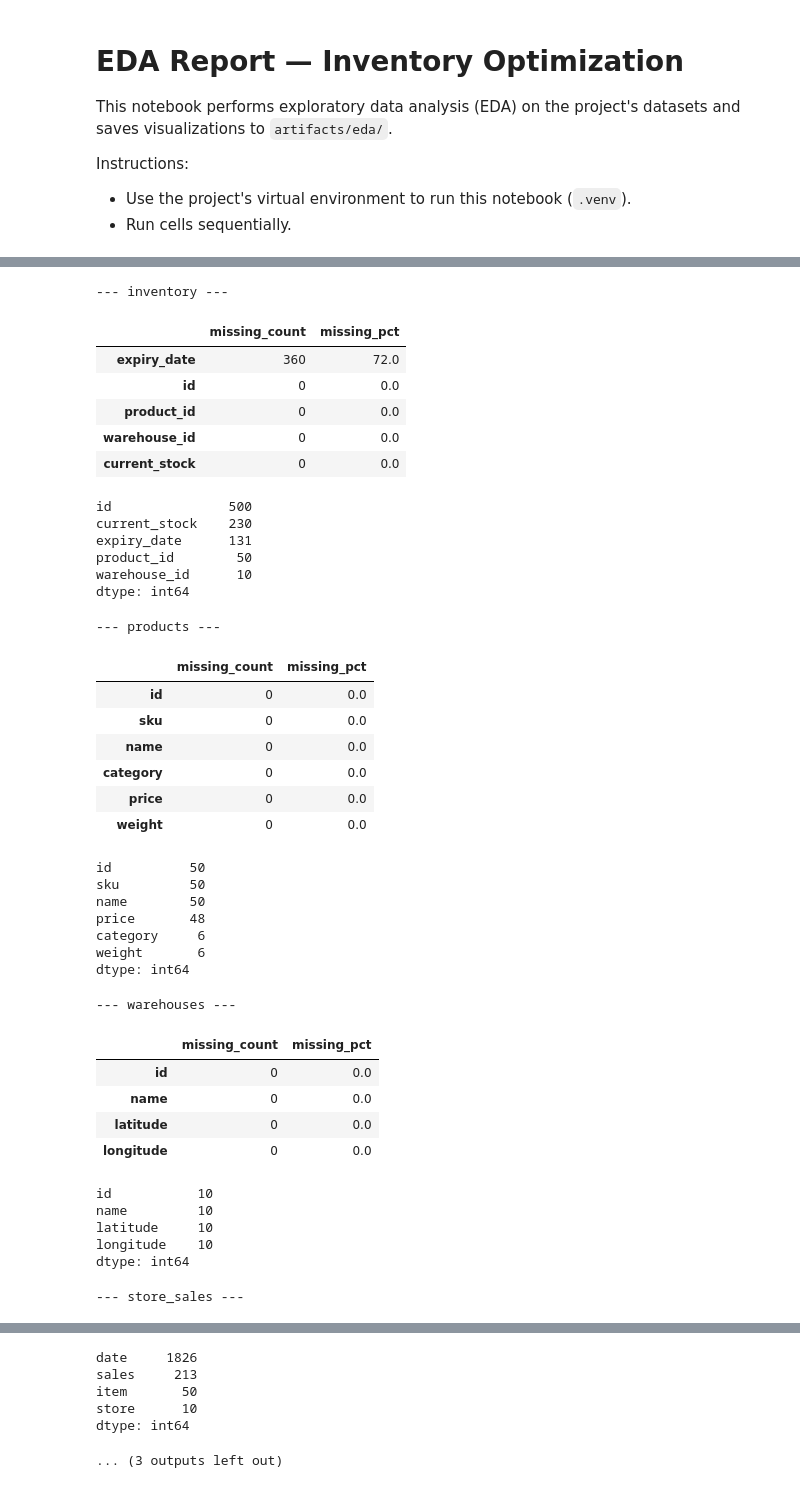
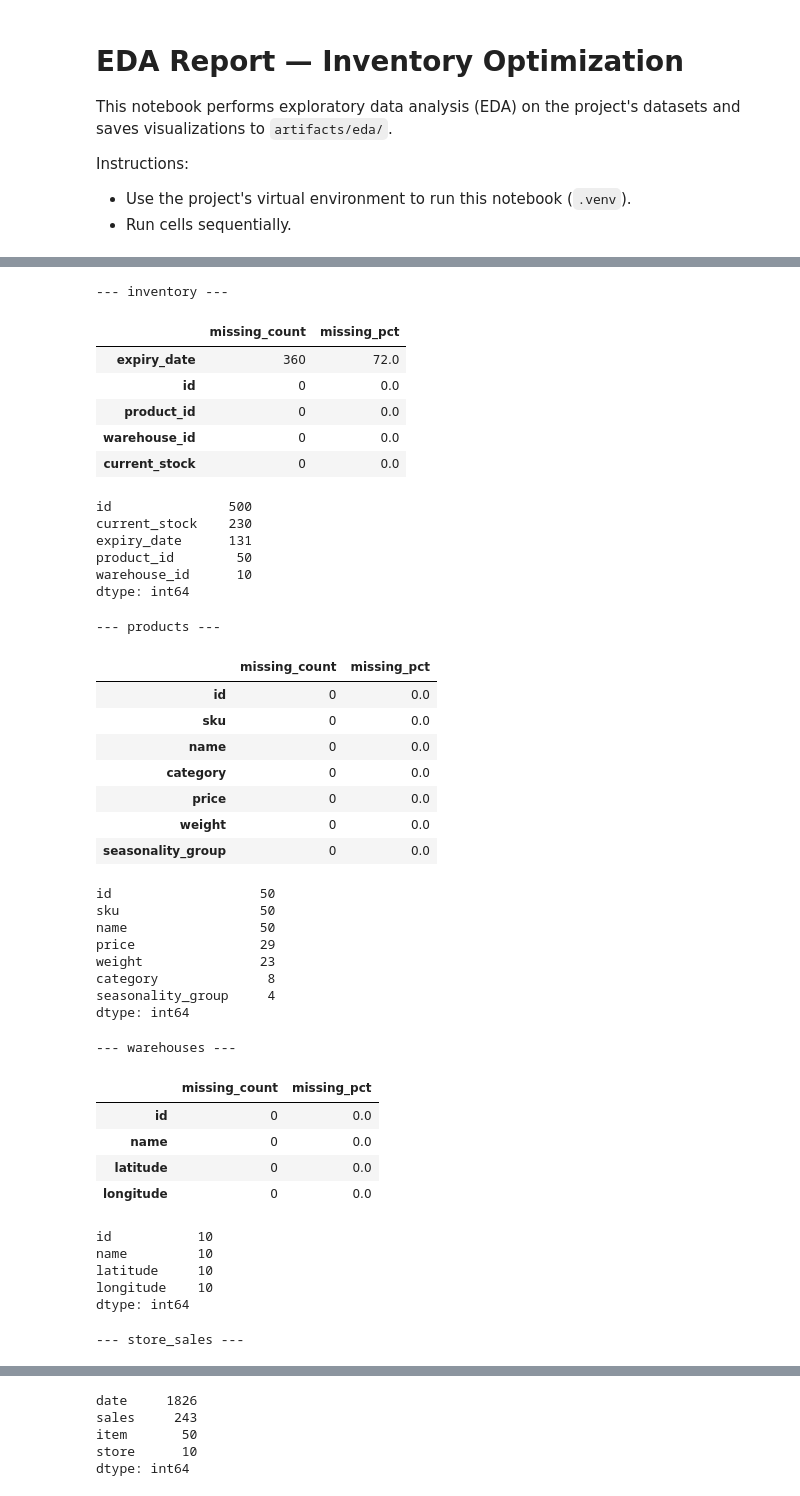
Before and after one commit to fhatikaadr/FlowStock-AI, a Jupyter notebook: eda_report.ipynb, the cells around one changed output, grey strips where cells are left out. Saved outputs shown, nothing was run; the diff lists cells and outputs as text; code cells hidden in the pictures.

Commit message:
fix: Inventory Optimization Management AI Model, EDA & feat: AI Recommendation Model

```diff
--- a/eda_report.ipynb
+++ b/eda_report.ipynb
@@ -27,7 +27,6 @@ files = {
     "warehouses": DATA_DIR / "warehouses.csv",
     "products": DATA_DIR / "products.csv",
     "store_sales": DATA_DIR / "store_sales.csv",
-    "sales_data": DATA_DIR / "sales_data.csv",
 }
 
 # Load if exists (tampilkan info dasar)
@@ -38,8 +37,6 @@ for name, path in files.items():
             dfs[name] = pd.read_csv(path)
             if name == 'store_sales' and 'date' in dfs[name].columns:
                 dfs[name]['date'] = pd.to_datetime(dfs[name]['date'], errors='coerce')
-            elif name == 'sales_data' and 'period_date' in dfs[name].columns:
-                dfs[name]['period_date'] = pd.to_datetime(dfs[name]['period_date'], errors='coerce')
         except Exception as e:
             print(f"Error loading {name}: {e}")
             dfs[name] = None
@@ -255,27 +234,0 @@ else:
-# %%
-# historical_sales vs price (sales_data merged with products)
-if sales_enriched is not None:
-    df = sales_enriched.copy()
-    # drop NA historical_sales
-    df = df[df["historical_sales"].notna()]
-    plt.figure(figsize=(8,5))
-    sns.scatterplot(data=df.sample(min(len(df), 2000)), x="price", y="historical_sales", hue="category", palette="tab10", alpha=0.7, s=40)
-    plt.title("Historical Sales vs Product Price (sample)")
-    plt.xlabel("Price")
-    plt.ylabel("Historical Sales")
-    plt.xscale("log")  # price often skewed
-    plt.tight_layout()
-    plt.show()
-
-    # Effect of marketing campaign (if column exists)
-    if "marketing_campaign" in df.columns:
-        plt.figure(figsize=(8,5))
-        sns.boxplot(x=df["marketing_campaign"].astype(str), y="historical_sales", data=df)
-        plt.title("Historical Sales by Marketing Campaign")
-        plt.xlabel("Marketing Campaign")
-        plt.ylabel("Historical Sales")
-        plt.xticks(rotation=45)
-        plt.tight_layout()
-        plt.show()
-else:
-    print("sales_enriched tidak tersedia.")
@@ -290,41 +240,43 @@ def quick_missing(df):
     pct = (df.isna().mean()*100).sort_values(ascending=False)
     return pd.concat([miss, pct], axis=1, keys=["missing_count","missing_pct"])
 
-for name, df in [("inventory", inventory), ("products", products), ("warehouses", warehouses), ("store_sales", store_sales), ("sales_data", sales_data)]:
+for name, df in [("inventory", inventory), ("products", products), ("warehouses", warehouses), ("store_sales", store_sales)]:
     print(f"\n--- {name} ---")
     if df is None:
         print("Not available")
         continue
     display(quick_missing(df))
     display(df.nunique().sort_values(ascending=False).head(10))
 # %% [output]
 --- inventory ---
 |  | missing_count | missing_pct |
 | expiry_date | 360 | 72.0 |
 | id | 0 | 0.0 |
 | product_id | 0 | 0.0 |
 | warehouse_id | 0 | 0.0 |
 | current_stock | 0 | 0.0 |
 id               500
 current_stock    230
 expiry_date      131
 product_id        50
 warehouse_id      10
 dtype: int64
 --- products ---
 |  | missing_count | missing_pct |
 | id | 0 | 0.0 |
 | sku | 0 | 0.0 |
 | name | 0 | 0.0 |
 | category | 0 | 0.0 |
 | price | 0 | 0.0 |
 | weight | 0 | 0.0 |
+| seasonality_group | 0 | 0.0 |
-id          50
-sku         50
-name        50
-price       48
-category     6
-weight       6
+id                   50
+sku                  50
+name                 50
+price                29
+weight               23
+category              8
+seasonality_group     4
 dtype: int64
 --- warehouses ---
 |  | missing_count | missing_pct |
@@ -344,11 +296,10 @@ dtype: int64
 | item | 0 | 0.0 |
 | sales | 0 | 0.0 |
 date     1826
-sales     213
+sales     243
 item       50
 store      10
 dtype: int64
-... (3 outputs left out)
 # %%
 # Save cleaned copies (non-destructive) into artifacts/ (optional)
 OUT = ROOT / "artifacts"
```
Also changed, not shown: parts of 8 cells of this notebook, 14 other files.
